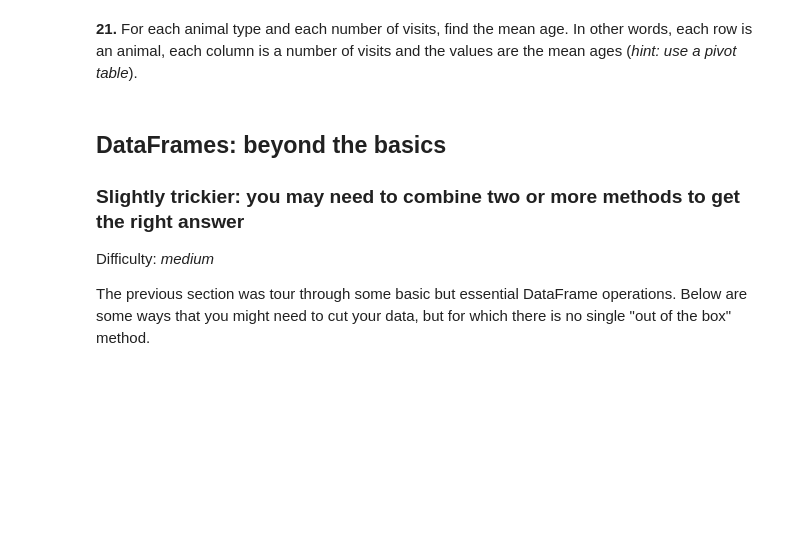
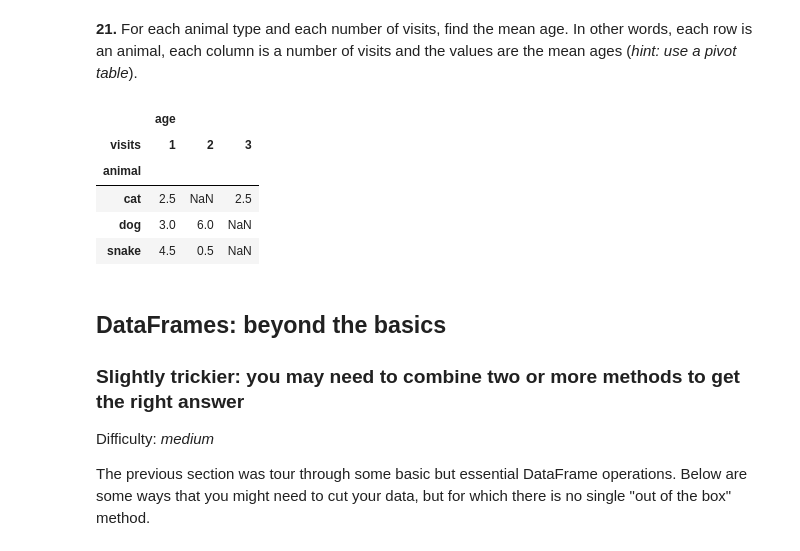
Before and after one commit to MarcellaHarr/100-pandas-puzzles, a Jupyter notebook: 100-pandas-puzzles.ipynb, the cells around one changed output. Cells and saved outputs as stored; diff of their text form; code cells hidden in the pictures; blank space fills up the shorter version.

```diff
--- a/100-pandas-puzzles.ipynb
+++ b/100-pandas-puzzles.ipynb
@@ -328,6 +352,22 @@ display(df)
 | j | dog | 3.0 | 1 | False |
 # %% [markdown]
 **21.** For each animal type and each number of visits, find the mean age. In other words, each row is an animal, each column is a number of visits and the values are the mean ages (*hint: use a pivot table*).
+# %%
+# Assign pivot table to an object
+dfPivot = df.pivot_table(index = ['animal'],
+                          columns = ['visits'] ,
+                          values = ['age'],
+                          aggfunc = 'mean')
+
+# View pivot table
+display(dfPivot)
+# %% [output]
+|  | age |  |  |
+| visits | 1 | 2 | 3 |
+| animal |  |  |  |
+| cat | 2.5 | NaN | 2.5 |
+| dog | 3.0 | 6.0 | NaN |
+| snake | 4.5 | 0.5 | NaN |
 # %% [markdown]
 ## DataFrames: beyond the basics
 
```
Also changed, not shown: parts of 10 cells of this notebook.
